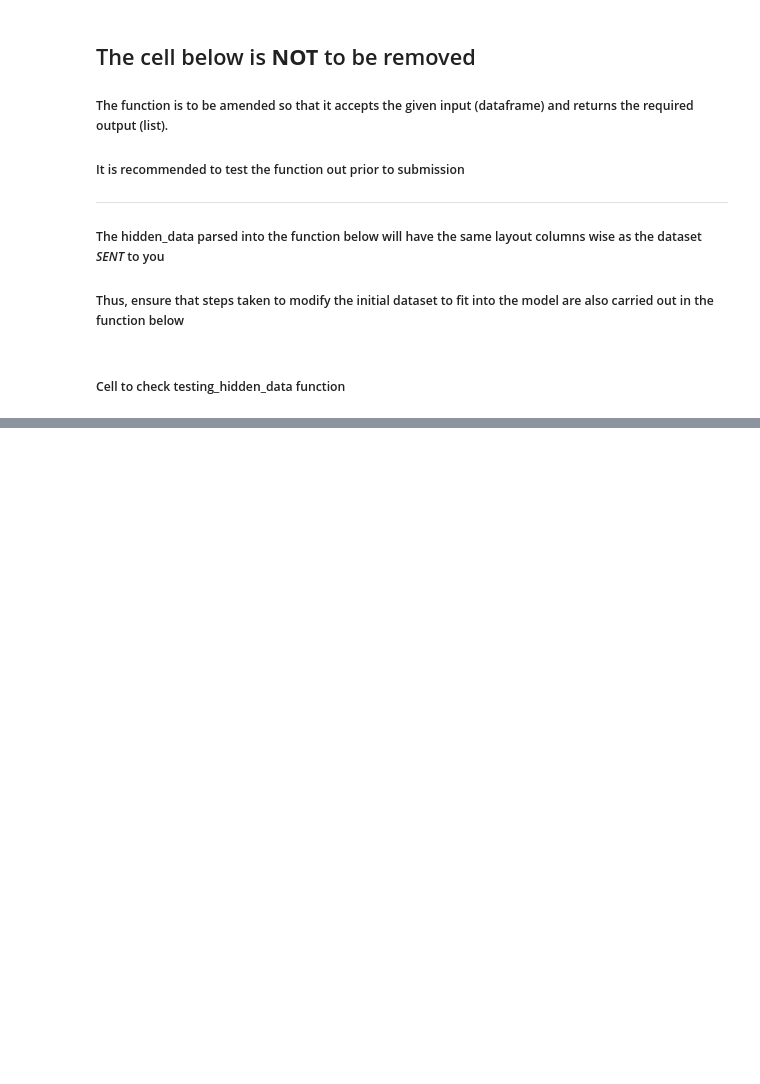
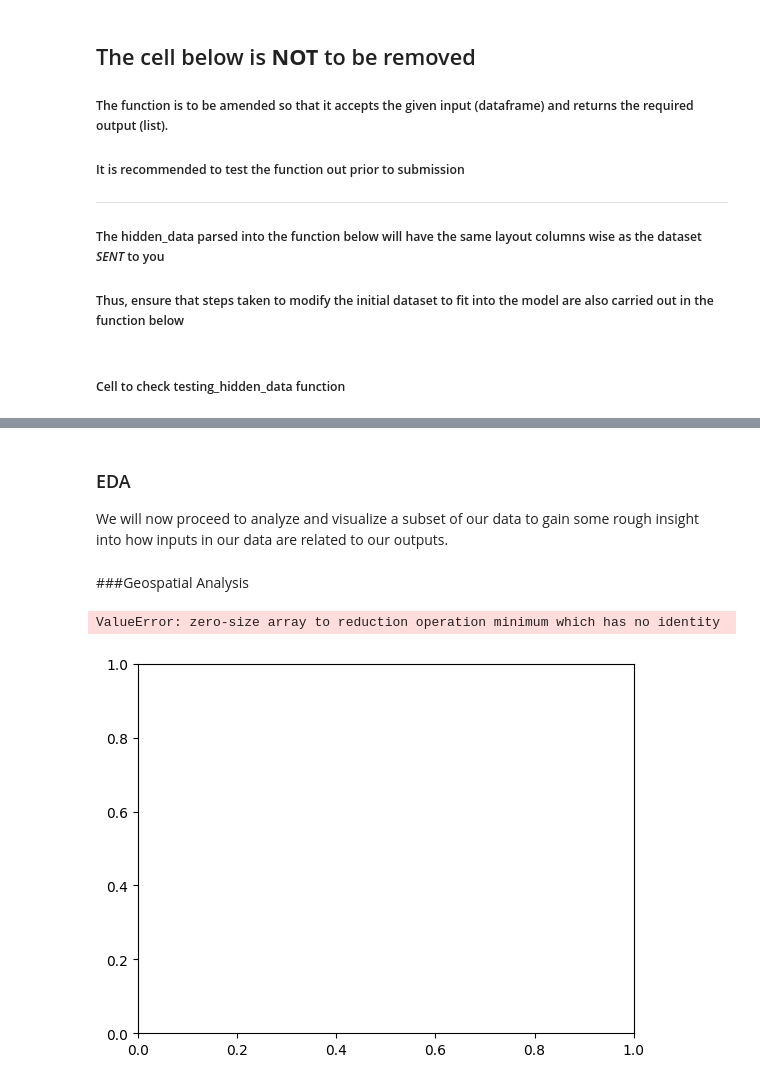
Before and after one commit to Johnwz123/nus-sds-datathon, a Jupyter notebook: NUS_DATATHON_CHAMPION_NUS113.ipynb, the cells around one changed output, grey strips where cells are left out. Cells and saved outputs as stored; diff of their text form; code cells hidden in the pictures; blank space fills up the shorter version.

```diff
--- a/NUS_DATATHON_CHAMPION_NUS113.ipynb
+++ b/NUS_DATATHON_CHAMPION_NUS113.ipynb
@@ -226,0 +214,3 @@ print(testing_hidden_data(test_df))
+# %% [markdown]
+### EDA
+We will now proceed to analyze and visualize a subset of our data to gain some rough insight into how inputs in our data are related to our outputs.
@@ -226,0 +229,2 @@ print(testing_hidden_data(test_df))
+# %% [markdown]
+###Geospatial Analysis
@@ -226,0 +238,38 @@ print(testing_hidden_data(test_df))
+# %%
+# for the upcoming geospatial analysis portion, we will use a small subset of the data provided for plotting.
+filtered_df = df[df['SIC Code'].isin([5099, 1611, 8711, 4789])]
+
+filtered_df.head(2)
+# %%
+# read in the filtered dataset and do EDA. confusion matrix, etc
+# Use LogNorm for more sensitivity to numerical changes
+norm = LogNorm()
+
+# Define a constant color (e.g., blue)
+constant_color = 'blue'
+
+# Define a color palette based on unique industries
+industry_palette = sns.color_palette('Set1', n_colors=len(filtered_df['Sales (Domestic Ultimate Total USD)'].unique()))
+
+# Create a dictionary to map Industry to a unique color
+industry_colors = dict(zip(filtered_df['Sales (Domestic Ultimate Total USD)'].unique(), industry_palette))
+
+# Scatter plot with varying color by Industry and varying alpha based on Sales values
+scatter = plt.scatter(filtered_df['LONGITUDE'], filtered_df['LATITUDE'], c=filtered_df['Sales (Domestic Ultimate Total USD)'].map(industry_colors), s=3, alpha=norm(filtered_df['Sales (Domestic Ultimate Total USD)']))
+
+# Add a legend for Industry
+legend_labels = filtered_df['Sales (Domestic Ultimate Total USD)'].unique()
+legend_handles = [plt.Line2D([0], [0], marker='o', color='w', label=industry,
+                              markerfacecolor=industry_colors[industry], markersize=4) for industry in legend_labels]
+plt.legend(handles=legend_handles, title='Sales (Domestic Ultimate Total USD)', prop={'size': 5}, loc='upper left', bbox_to_anchor=(1, 1))
+
+# Set labels and title
+plt.xlabel('Longitude')
+plt.ylabel('Latitude')
+plt.title('Scatter Plot with Varying Color by Industry and Varying Alpha Based on Sales (LogNorm)')
+
+# Show the plot
+plt.show()
+# %% [output]
+ValueError: zero-size array to reduction operation minimum which has no identity
+[figure, added]
```
Also changed, not shown: parts of 20 cells of this notebook.
